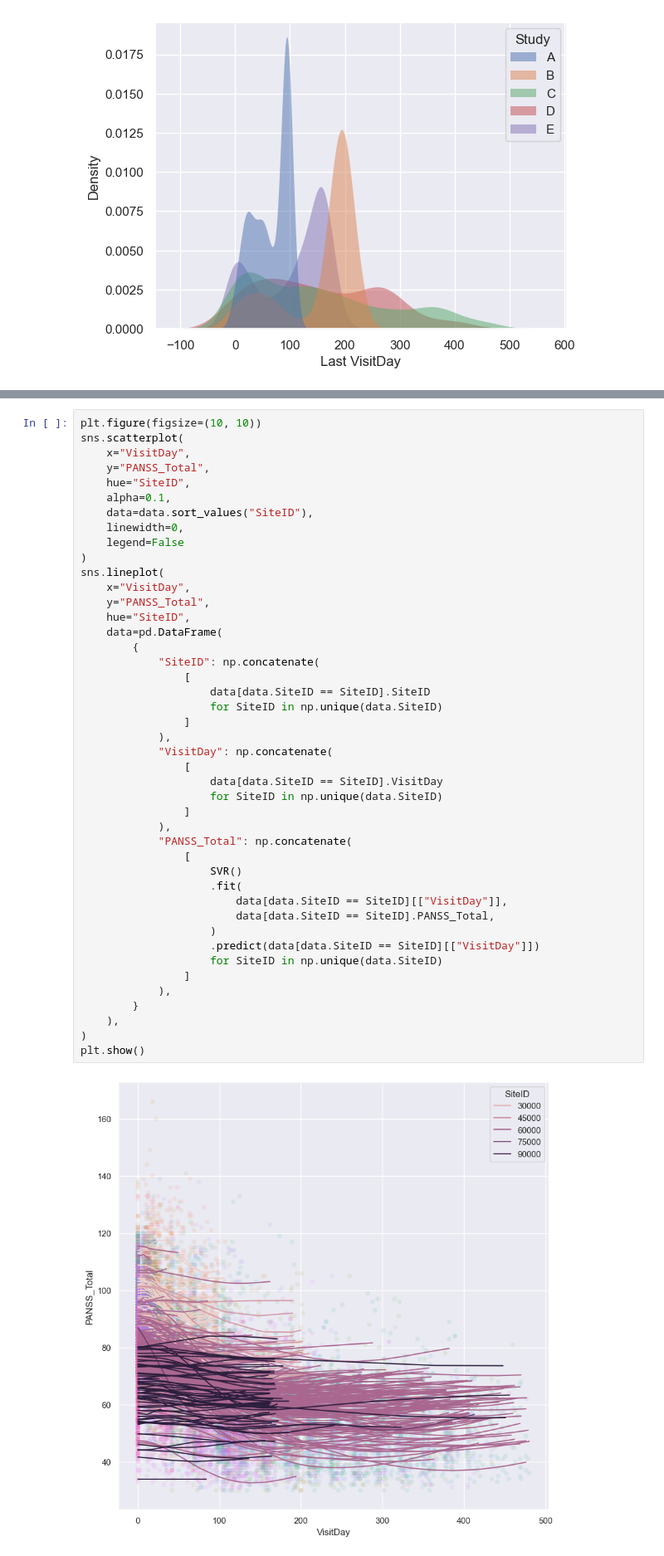
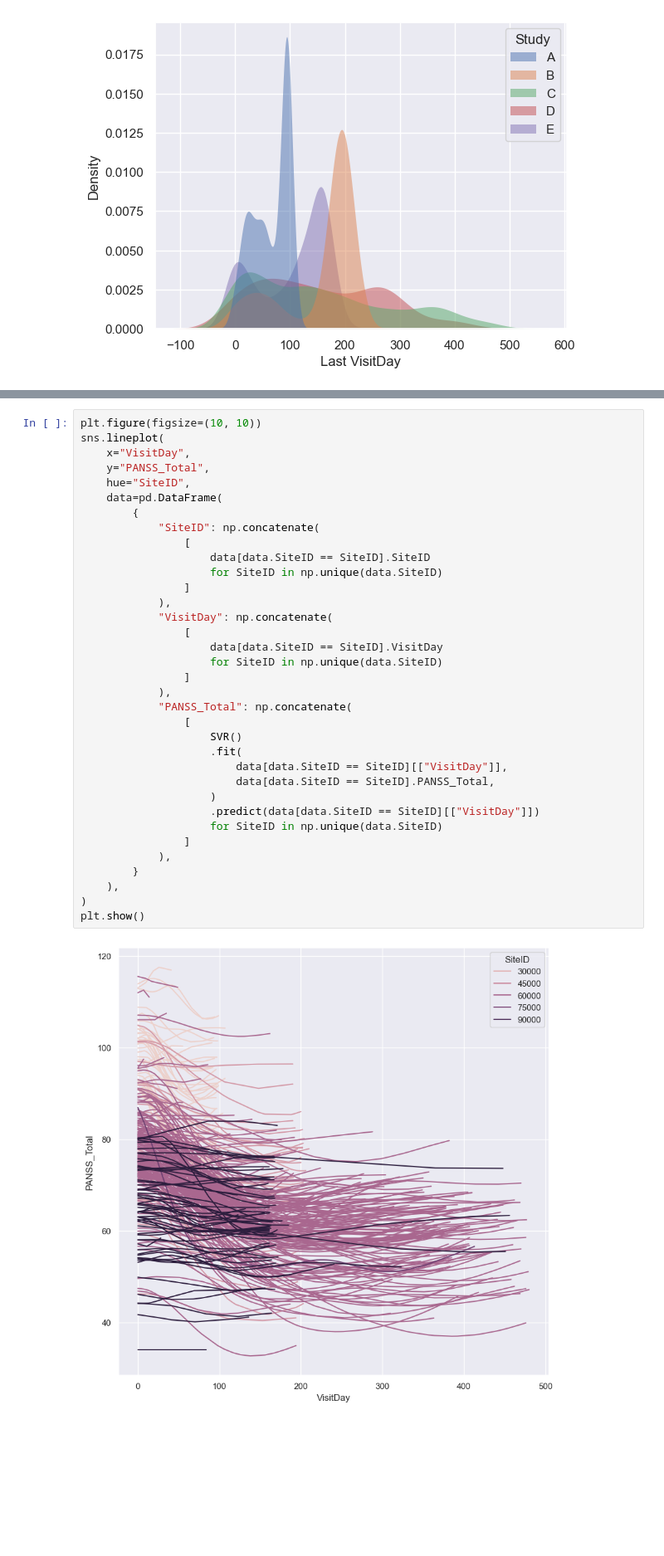
Before and after one commit to AlistairKeiller/STATS-202-final, a Jupyter notebook: final.ipynb, the cells around one changed output, grey strips where cells are left out. Shown at 83% size. Saved outputs shown, nothing was run; the diff lists cells and outputs as text; blank space fills up the shorter version.

Commit message:
update graphs

```diff
--- a/final.ipynb
+++ b/final.ipynb
@@ -497,15 +497,6 @@ plt.show()
 [figure]
 # %%
 plt.figure(figsize=(10, 10))
-sns.scatterplot(
-    x="VisitDay",
-    y="PANSS_Total",
-    hue="SiteID",
-    alpha=0.1,
-    data=data.sort_values("SiteID"),
-    linewidth=0,
-    legend=False
-)
 sns.lineplot(
     x="VisitDay",
     y="PANSS_Total",
@@ -513,31 +504,31 @@ sns.lineplot(
     data=pd.DataFrame(
         {
             "SiteID": np.concatenate(
                 [
                     data[data.SiteID == SiteID].SiteID
                     for SiteID in np.unique(data.SiteID)
                 ]
             ),
             "VisitDay": np.concatenate(
                 [
                     data[data.SiteID == SiteID].VisitDay
                     for SiteID in np.unique(data.SiteID)
                 ]
             ),
             "PANSS_Total": np.concatenate(
                 [
                     SVR()
                     .fit(
                         data[data.SiteID == SiteID][["VisitDay"]],
                         data[data.SiteID == SiteID].PANSS_Total,
                     )
                     .predict(data[data.SiteID == SiteID][["VisitDay"]])
                     for SiteID in np.unique(data.SiteID)
                 ]
             ),
         }
     ),
 )
 plt.show()
 # %% [output]
-[figure, old version]
+[figure, new version]
```
Also changed, not shown: parts of 1 cell of this notebook.
